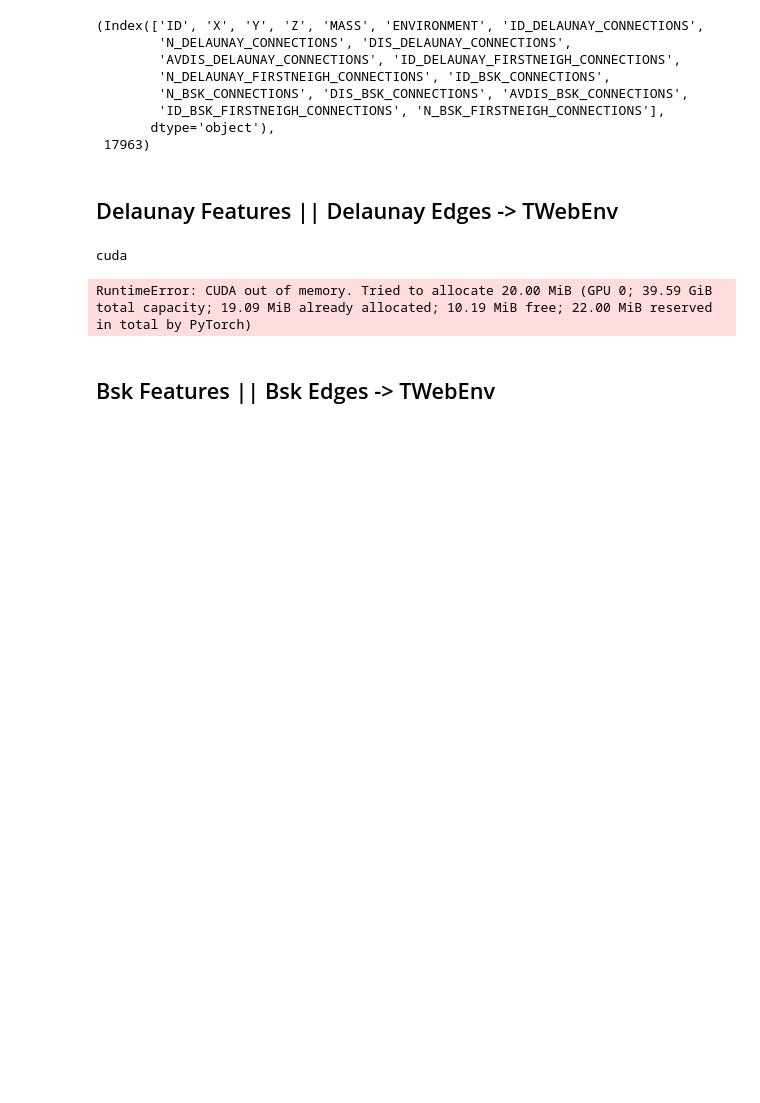
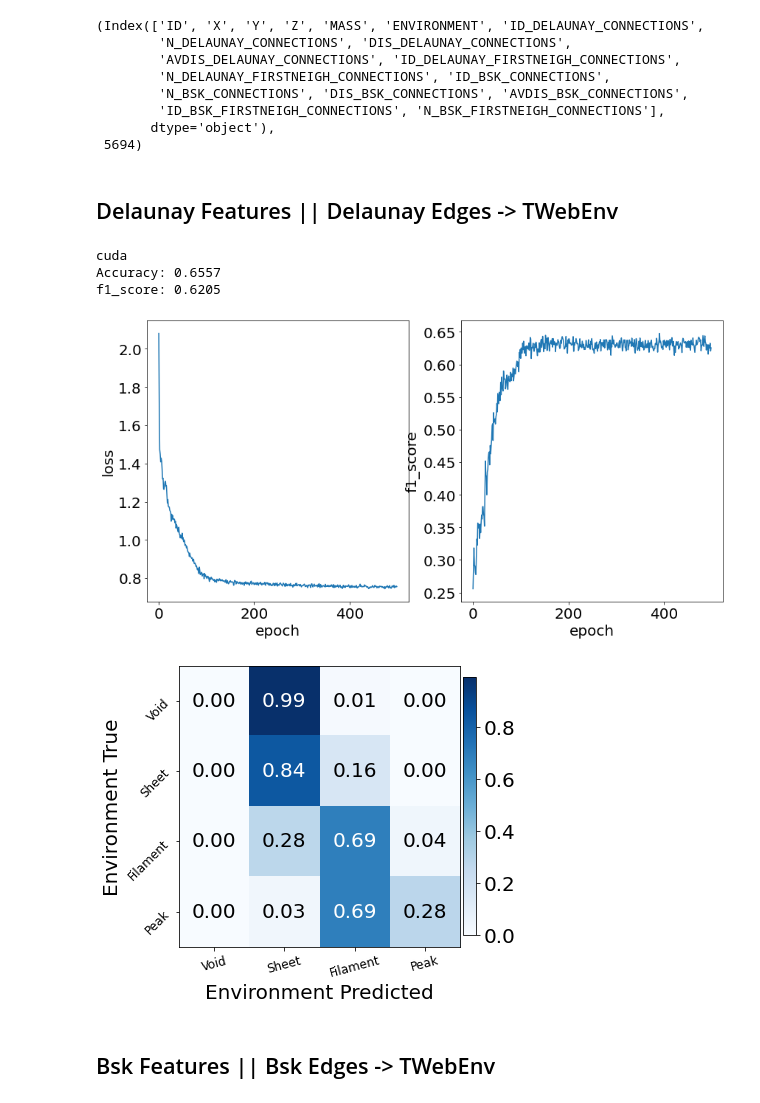
Before and after one commit to jsuarez314/graph_predictions, a Jupyter notebook: TCW_graph_topological_multiple.ipynb, the cells around one changed output. Cells and saved outputs as stored; diff of their text form; code cells hidden in the pictures; blank space fills up the shorter version.

Commit message:
GCN class balanced classes

```diff
--- a/TCW_graph_topological_multiple.ipynb
+++ b/TCW_graph_topological_multiple.ipynb
@@ -24,8 +24,8 @@ pl.rcParams.update(params)
 class GCN(torch.nn.Module):
     def __init__(self):
         super().__init__()
-        self.conv1 = GCNConv(data.num_node_features, 64)
-        self.conv2 = GCNConv(64, data.num_classes)
+        self.conv1 = GCNConv(data.num_node_features, 16)
+        self.conv2 = GCNConv(16, data.num_classes)
 
     def forward(self, data):
         x, edge_index = data.x, data.edge_index
@@ -37,9 +37,9 @@ class GCN(torch.nn.Module):
 
         return F.log_softmax(x, dim=1)
 # %%
-classes = ['Peak','Filament','Sheet','Void']
+classes = ['Void','Sheet','Filament','Peak']
 
-df = pd.read_pickle('./data/TCW_topological_dataset.pkl')
+df = pd.read_pickle('./data/TCW_topological_dataset_50.pkl')
 idx = np.arange(len(df))
 df.keys(), len(idx)
 # %% [output]
@@ -50,7 +50,7 @@ df.keys(), len(idx)
         'N_BSK_CONNECTIONS', 'DIS_BSK_CONNECTIONS', 'AVDIS_BSK_CONNECTIONS',
         'ID_BSK_FIRSTNEIGH_CONNECTIONS', 'N_BSK_FIRSTNEIGH_CONNECTIONS'],
        dtype='object'),
- 17963)
+ 5694)
 # %% [markdown]
 ## Delaunay Features  || Delaunay Edges -> TWebEnv
 # %%
@@ -105,35 +105,38 @@ pl.ylabel('loss')
 pl.subplot(1,2,2)
 _ = pl.plot(lf1)
 pl.xlabel('epoch')
 pl.ylabel('f1_score')
 
-classes = ['Peak','Filament','Sheet','Void']
+
 #------------ Confusion Matrix
 cm = confusion_matrix(np.array(data.y[data.test_mask].cpu().data), np.array(pred[data.test_mask].cpu().data))
 cm = cm.astype('float') / cm.sum(axis=1)[:, np.newaxis]
 
 fig= pl.figure(figsize=(6,6))
 ax = fig.add_subplot(1,1,1)
 im = ax.imshow(cm, interpolation='nearest', cmap=pl.cm.Blues)
 ax.figure.colorbar(im, ax=ax, pad=0.01, shrink=0.79)
 ax.set(xticks=np.arange(cm.shape[1]), yticks=np.arange(cm.shape[0]), xticklabels=classes, yticklabels=classes)
 ax.set_xlabel("Environment Predicted",size=20)
 ax.set_ylabel("Environment True",size=20)
 # ax.set_ylim(4-0.5, -0.5)
 
 pl.setp(ax.get_xticklabels(), rotation=15, size=12)
 pl.setp(ax.get_yticklabels(), rotation=45, size=12)
 
 fmt = '.2f'
 thresh = cm.max()/2.
 for i in range(cm.shape[0]):
     for j in range(cm.shape[1]):
         ax.text(j, i, format(cm[i, j], fmt),ha="center", va="center",size=20 , color="white" if cm[i, j] > thresh else "black")
 
 pl.show()
 # %% [output]
 cuda
+Accuracy: 0.6557
+f1_score: 0.6205
-RuntimeError: CUDA out of memory. Tried to allocate 20.00 MiB (GPU 0; 39.59 GiB total capacity; 19.09 MiB already allocated; 10.19 MiB free; 22.00 MiB reserved in total by PyTorch)
+[figure, added]
+[figure, added]
 # %% [markdown]
 ## Bsk Features  || Bsk Edges -> TWebEnv
 # %%
```
Also changed, not shown: parts of 7 cells of this notebook, 2 other files.
